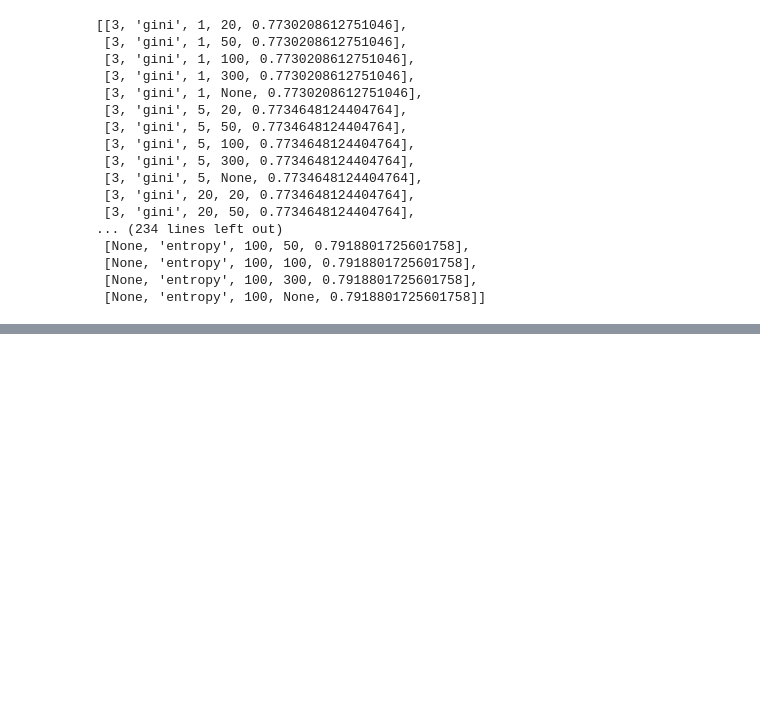
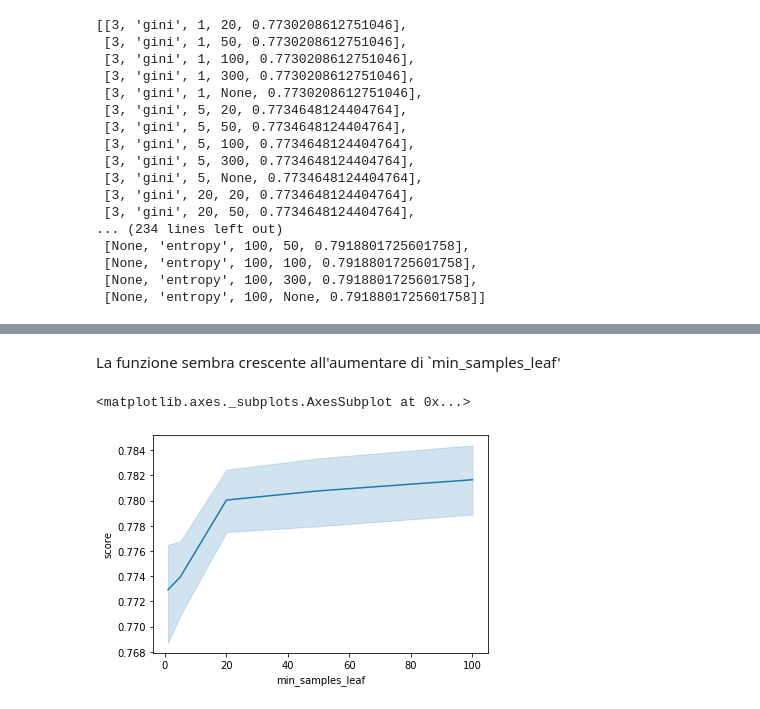
Before and after one commit to antonio-turco/telco-challenge, a Jupyter notebook: Telco Classification.ipynb, the cells around one changed output, grey strips where cells are left out. Drawn from its saved outputs; the diff is of its cells as text; code cells hidden in the pictures; blank space fills up the shorter version.

```diff
--- a/Telco Classification.ipynb
+++ b/Telco Classification.ipynb
@@ -239,0 +266,7 @@ SyntaxError: invalid syntax (<ipython-input-210-1a737308d157>, line 3)
+# %% [markdown]
+La funzione sembra crescente all'aumentare di `min_samples_leaf'
+# %%
+sns.lineplot(x="min_samples_leaf", y="score", data=scores_data)
+# %% [output]
+<matplotlib.axes._subplots.AxesSubplot at 0x...>
+[figure, added]
```
Also changed, not shown: parts of 11 cells of this notebook.
